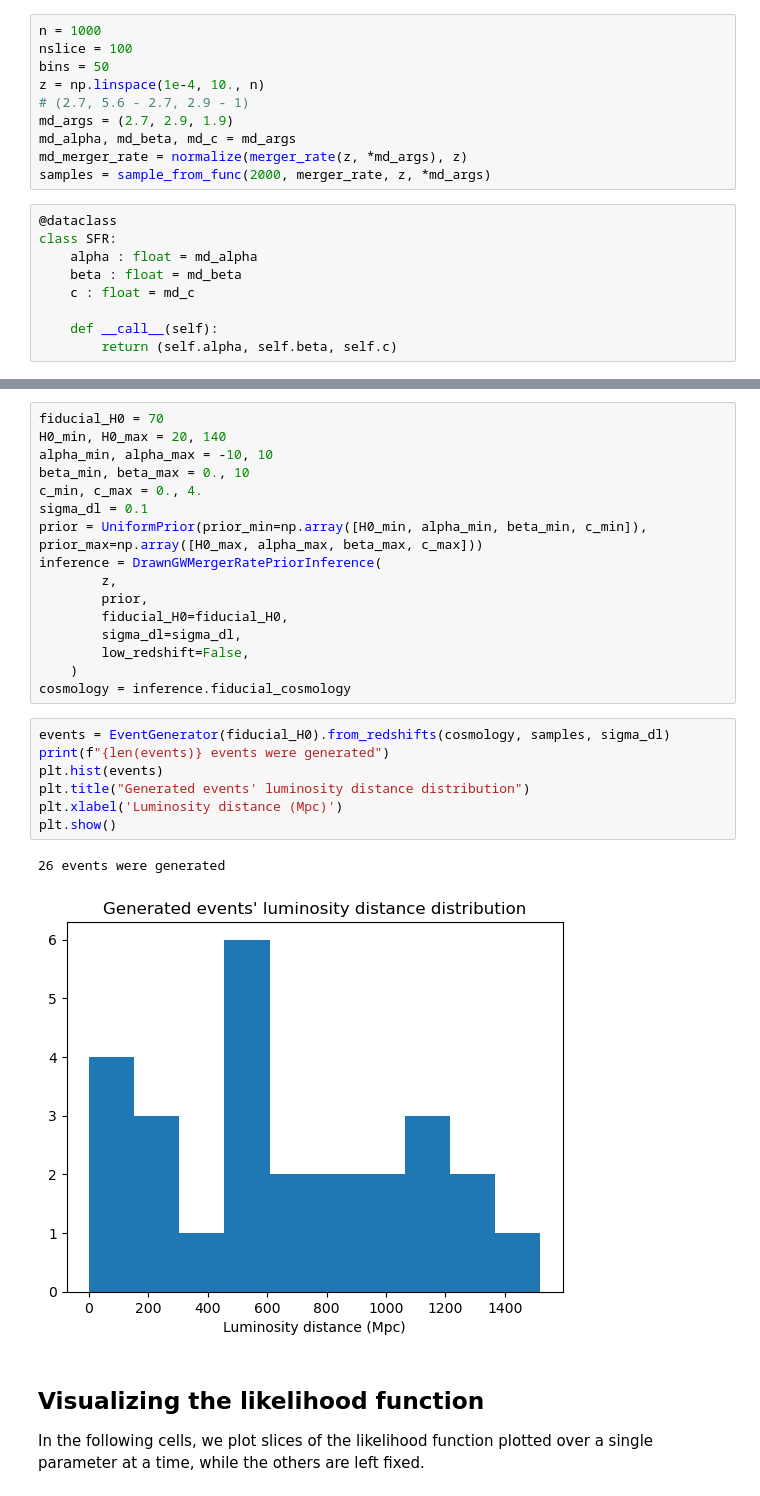
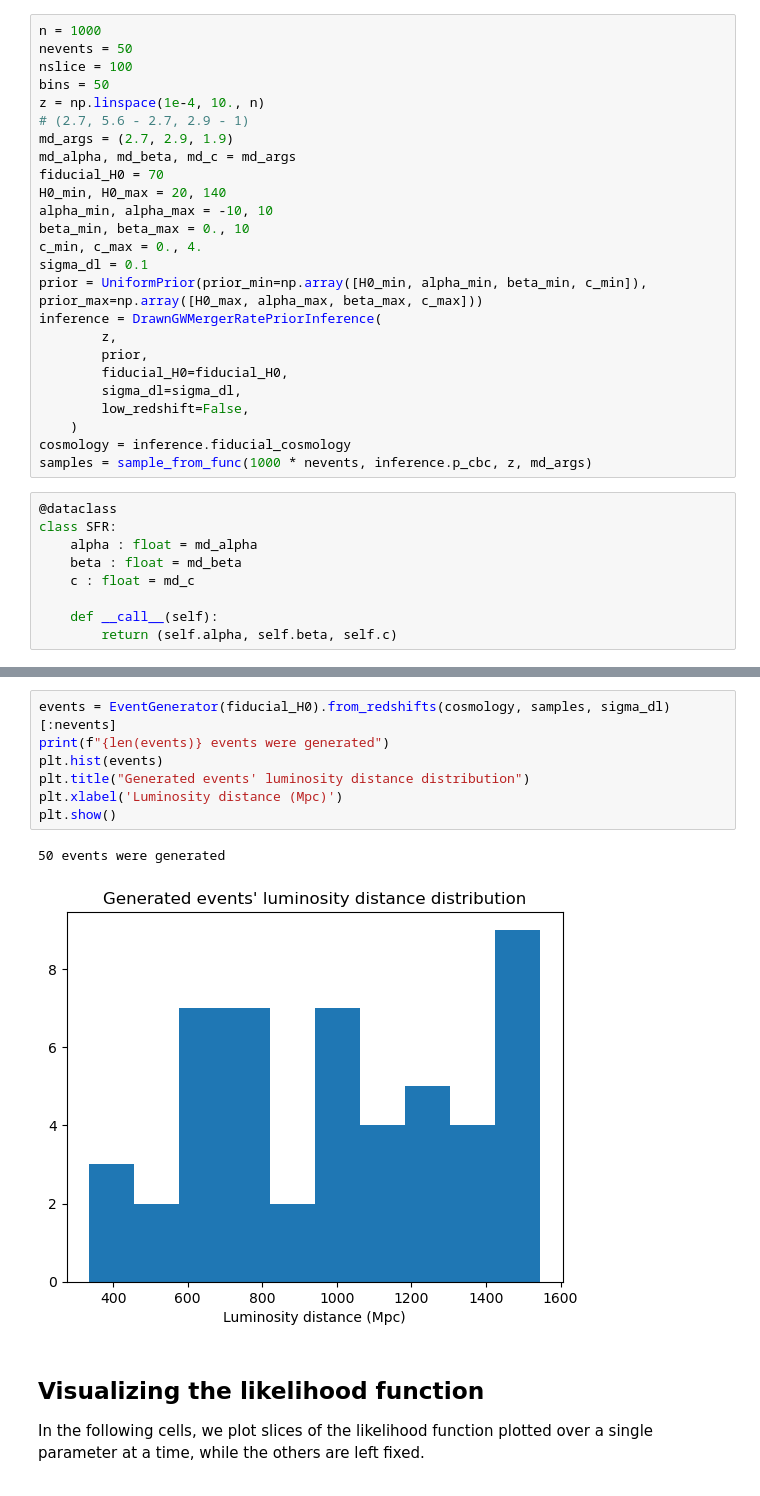
Before and after one commit to binado/standard-sirens, a Jupyter notebook: src/population_prior.ipynb, the cells around one changed output, grey strips where cells are left out. Cells and saved outputs as stored; diff of their text form.

```diff
--- a/src/population_prior.ipynb
+++ b/src/population_prior.ipynb
@@ -16,14 +22,29 @@ from inference.prior import UniformPrior
 from inference.likelihood import DrawnGWMergerRatePriorInference
 # %%
 n = 1000
+nevents = 50
 nslice = 100
 bins = 50
 z = np.linspace(1e-4, 10., n)
 # (2.7, 5.6 - 2.7, 2.9 - 1)
 md_args = (2.7, 2.9, 1.9)
 md_alpha, md_beta, md_c = md_args
-md_merger_rate = normalize(merger_rate(z, *md_args), z)
-samples = sample_from_func(2000, merger_rate, z, *md_args)
+fiducial_H0 = 70
+H0_min, H0_max = 20, 140
+alpha_min, alpha_max = -10, 10
+beta_min, beta_max = 0., 10
+c_min, c_max = 0., 4.
+sigma_dl = 0.1
+prior = UniformPrior(prior_min=np.array([H0_min, alpha_min, beta_min, c_min]), prior_max=np.array([H0_max, alpha_max, beta_max, c_max]))
+inference = DrawnGWMergerRatePriorInference(
+        z,
+        prior,
+        fiducial_H0=fiducial_H0,
+        sigma_dl=sigma_dl,
+        low_redshift=False,
+    )
+cosmology = inference.fiducial_cosmology
+samples = sample_from_func(1000 * nevents, inference.p_cbc, z, md_args)
 # %%
 @dataclass
 class SFR:
@@ -52,31 +72,15 @@ where $dV_c /dz$ is the differential comoving volume, $\mathcal{R}(z)$ is the me
 
 The corresponding likelihood is implemented in the `DrawnGWMergerRatePriorInference` class. Let us plot some contours as a sanity check:
-# %%
-fiducial_H0 = 70
-H0_min, H0_max = 20, 140
-alpha_min, alpha_max = -10, 10
-beta_min, beta_max = 0., 10
-c_min, c_max = 0., 4.
-sigma_dl = 0.1
-prior = UniformPrior(prior_min=np.array([H0_min, alpha_min, beta_min, c_min]), prior_max=np.array([H0_max, alpha_max, beta_max, c_max]))
-inference = DrawnGWMergerRatePriorInference(
-        z,
-        prior,
-        fiducial_H0=fiducial_H0,
-        sigma_dl=sigma_dl,
-        low_redshift=False,
-    )
-cosmology = inference.fiducial_cosmology
 # %%
-events = EventGenerator(fiducial_H0).from_redshifts(cosmology, samples, sigma_dl)
+events = EventGenerator(fiducial_H0).from_redshifts(cosmology, samples, sigma_dl)[:nevents]
 print(f"{len(events)} events were generated")
 plt.hist(events)
 plt.title("Generated events' luminosity distance distribution")
 plt.xlabel('Luminosity distance (Mpc)')
 plt.show()
 # %% [output]
-26 events were generated
+50 events were generated
-[figure, old version]
+[figure, new version]
 # %% [markdown]
 ## Visualizing the likelihood function
 
```
Also changed, not shown: parts of 9 cells of this notebook.
